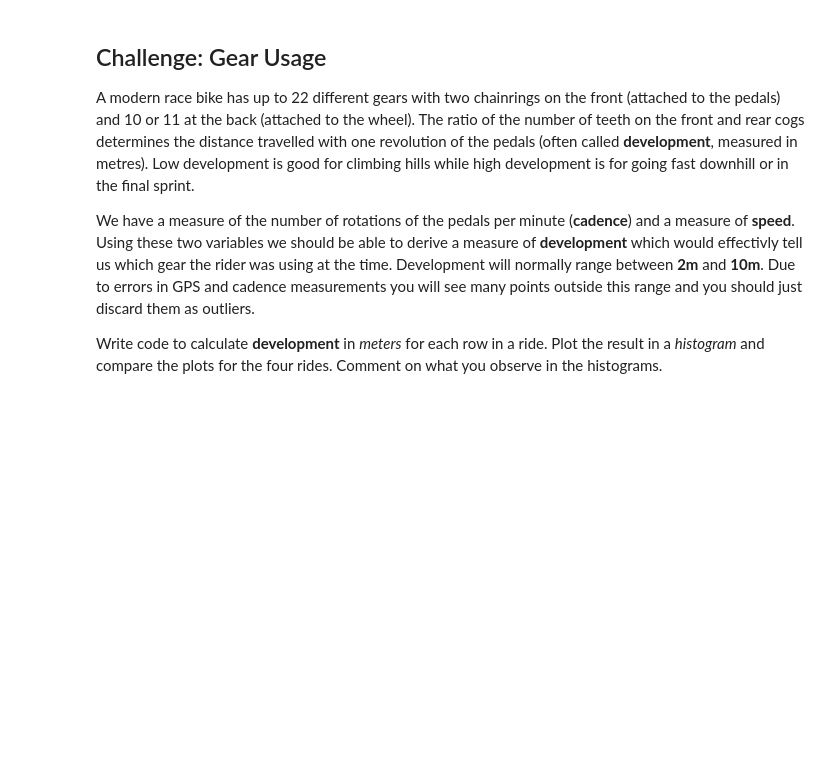
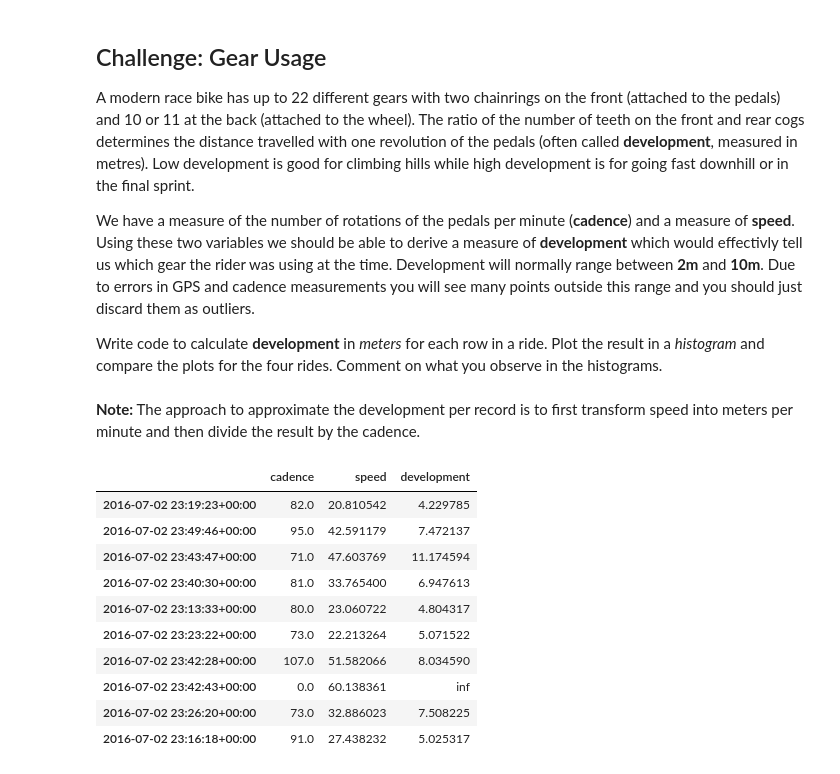
Before and after one commit to felix-rosenberger/Data-Science-Portfolio, a Jupyter notebook: Portfolio 1.ipynb, the cells around one changed output. Saved outputs shown, nothing was run; the diff lists cells and outputs as text; code cells hidden in the pictures; blank space fills up the shorter version.

```diff
--- a/Portfolio 1.ipynb
+++ b/Portfolio 1.ipynb
@@ -1002,3 +1001,22 @@ A modern race bike has up to 22 different gears with two chainrings on the front
 We have a measure of the number of rotations of the pedals per minute (__cadence__) and a measure of __speed__.  Using these two variables we should be able to derive a measure of __development__ which would effectivly tell us which gear the rider was using at the time.   Development will normally range between __2m__ and __10m__.  Due to errors in GPS and cadence measurements you will see many points outside this range and you should just discard them as outliers.
 
 Write code to calculate __development__ in _meters_ for each row in a ride.  Plot the result in a _histogram_ and compare the plots for the four rides.   Comment on what you observe in the histograms.
+# %% [markdown]
+__Note:__ The approach to approximate the development per record is to first transform speed into meters per minute and then divide the result by the cadence.
+# %%
+# create development column
+
+tt16_clean["development"] = ((tt16_clean["speed"]*1000/60) / tt16_clean["cadence"])
+tt16_clean.loc[: , ["cadence", "speed", "development"]].sample(10)
+# %% [output]
+|  | cadence | speed | development |
+| 2016-07-02 23:19:23+00:00 | 82.0 | 20.810542 | 4.229785 |
+| 2016-07-02 23:49:46+00:00 | 95.0 | 42.591179 | 7.472137 |
+| 2016-07-02 23:43:47+00:00 | 71.0 | 47.603769 | 11.174594 |
+| 2016-07-02 23:40:30+00:00 | 81.0 | 33.765400 | 6.947613 |
+| 2016-07-02 23:13:33+00:00 | 80.0 | 23.060722 | 4.804317 |
+| 2016-07-02 23:23:22+00:00 | 73.0 | 22.213264 | 5.071522 |
+| 2016-07-02 23:42:28+00:00 | 107.0 | 51.582066 | 8.034590 |
+| 2016-07-02 23:42:43+00:00 | 0.0 | 60.138361 | inf |
+| 2016-07-02 23:26:20+00:00 | 73.0 | 32.886023 | 7.508225 |
+| 2016-07-02 23:16:18+00:00 | 91.0 | 27.438232 | 5.025317 |
```
Also changed, not shown: parts of 8 cells of this notebook.
